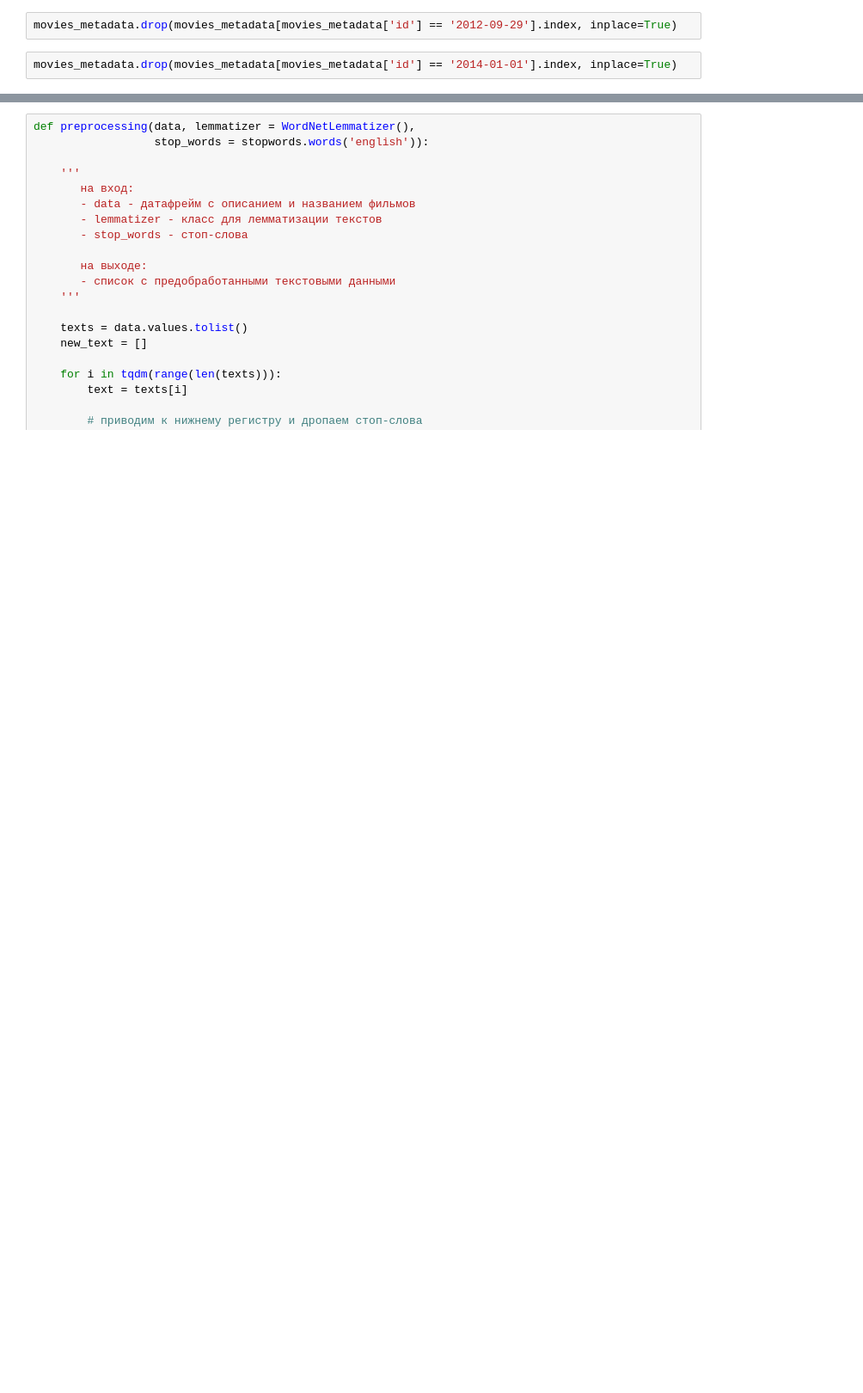
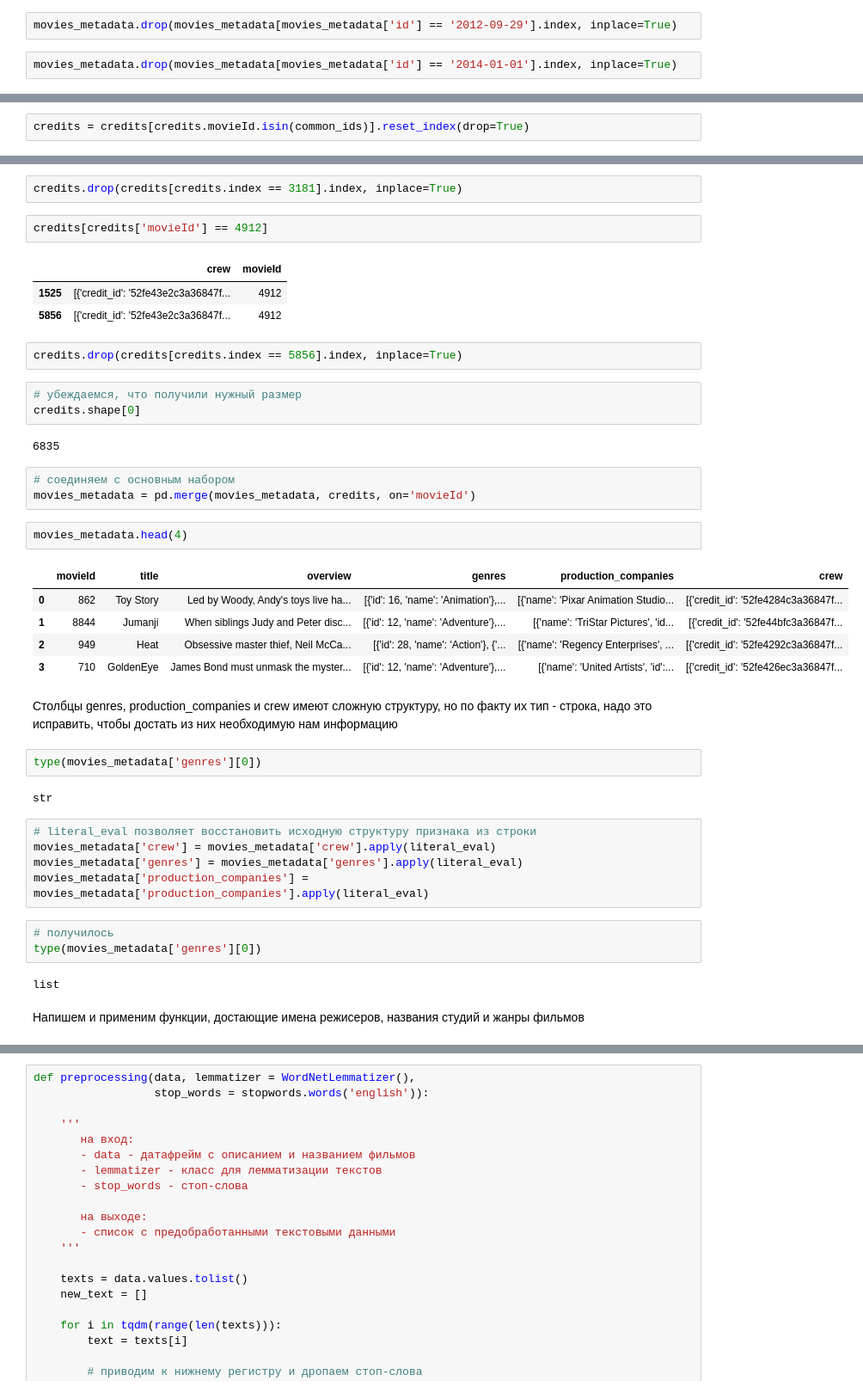
Before and after one commit to REU-DS-CLUB/RecSys-films, a Jupyter notebook: notebooks/general_notebook.ipynb, the cells around one changed output, grey strips where cells are left out. Shown: that part at 86% size. Drawn from its saved outputs; the diff is of its cells as text; blank space fills up the shorter version.

```diff
--- a/notebooks/general_notebook.ipynb
+++ b/notebooks/general_notebook.ipynb
@@ -103,0 +154,2 @@ movies_metadata = movies_metadata.rename(columns={'id':'movieId'})
+# %%
+credits = credits[credits.movieId.isin(common_ids)].reset_index(drop=True)
@@ -103,0 +177,44 @@ movies_metadata = movies_metadata.rename(columns={'id':'movieId'})
+# %%
+credits.drop(credits[credits.index == 3181].index, inplace=True)
+# %%
+credits[credits['movieId'] == 4912]
+# %% [output]
+|  | crew | movieId |
+| 1525 | [{'credit_id': '52fe43e2c3a36847f... | 4912 |
+| 5856 | [{'credit_id': '52fe43e2c3a36847f... | 4912 |
+# %%
+credits.drop(credits[credits.index == 5856].index, inplace=True)
+# %%
+# убеждаемся, что получили нужный размер
+credits.shape[0]
+# %% [output]
+6835
+# %%
+# соединяем с основным набором
+movies_metadata = pd.merge(movies_metadata, credits, on='movieId')
+# %%
+movies_metadata.head(4)
+# %% [output]
+|  | movieId | title | overview | genres | production_companies | crew |
+| 0 | 862 | Toy Story | Led by Woody, Andy's toys live ha... | [{'id': 16, 'name': 'Animation'},... | [{'name': 'Pixar Animation Studio... | [{'credit_id': '52fe4284c3a36847f... |
+| 1 | 8844 | Jumanji | When siblings Judy and Peter disc... | [{'id': 12, 'name': 'Adventure'},... | [{'name': 'TriStar Pictures', 'id... | [{'credit_id': '52fe44bfc3a36847f... |
+| 2 | 949 | Heat | Obsessive master thief, Neil McCa... | [{'id': 28, 'name': 'Action'}, {'... | [{'name': 'Regency Enterprises', ... | [{'credit_id': '52fe4292c3a36847f... |
+| 3 | 710 | GoldenEye | James Bond must unmask the myster... | [{'id': 12, 'name': 'Adventure'},... | [{'name': 'United Artists', 'id':... | [{'credit_id': '52fe426ec3a36847f... |
+# %% [markdown]
+Cтолбцы genres, production_companies и crew имеют сложную структуру, но по факту их тип - строка, надо это исправить, чтобы достать из них необходимую нам информацию
+# %%
+type(movies_metadata['genres'][0])
+# %% [output]
+str
+# %%
+# literal_eval позволяет восстановить исходную структуру признака из строки
+movies_metadata['crew'] = movies_metadata['crew'].apply(literal_eval)
+movies_metadata['genres'] = movies_metadata['genres'].apply(literal_eval)
+movies_metadata['production_companies'] = movies_metadata['production_companies'].apply(literal_eval)
+# %%
+# получилось
+type(movies_metadata['genres'][0])
+# %% [output]
+list
+# %% [markdown]
+Напишем и применим функции, достающие имена режисеров, названия студий и жанры фильмов
```
Also changed, not shown: parts of 80 cells of this notebook.
